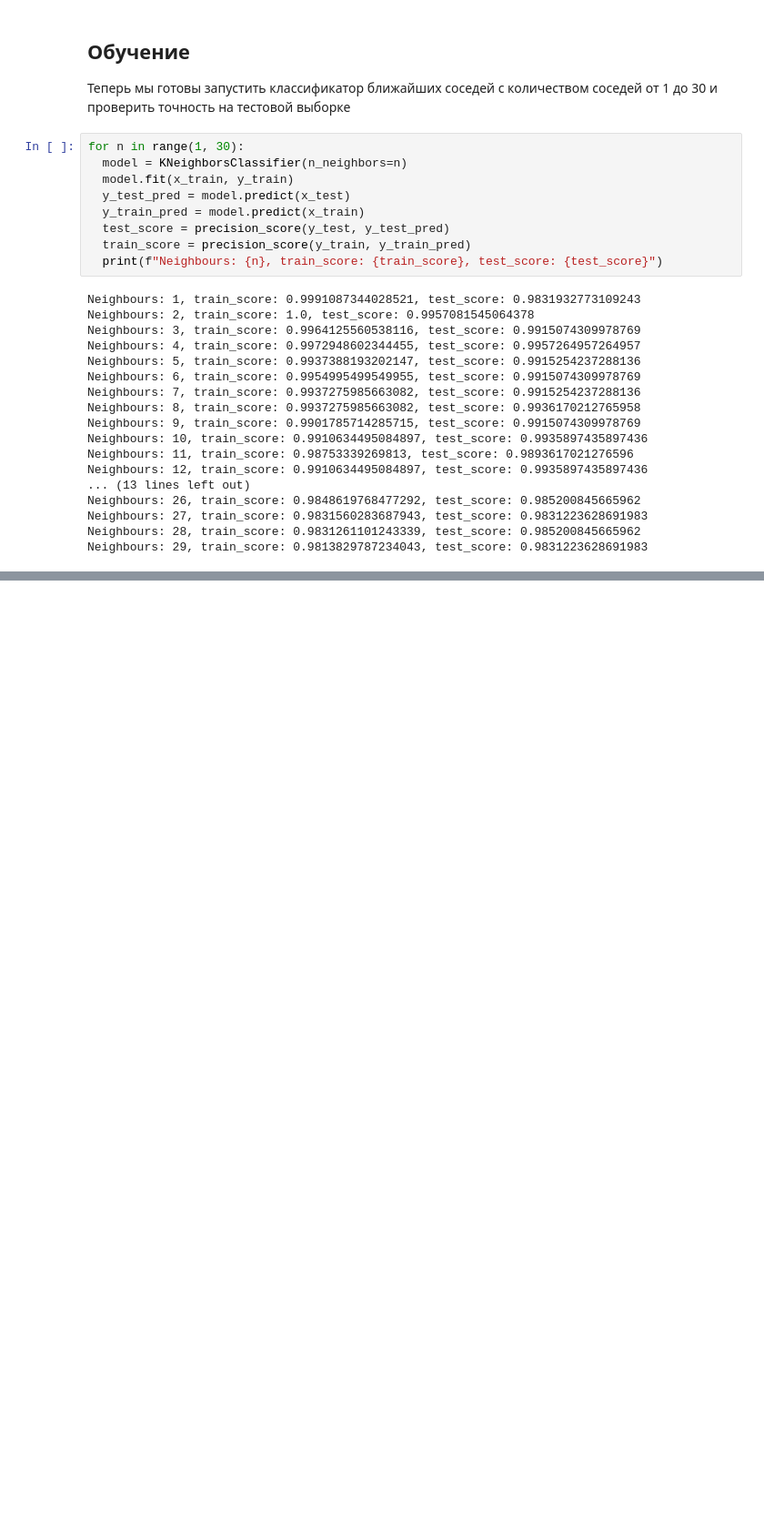
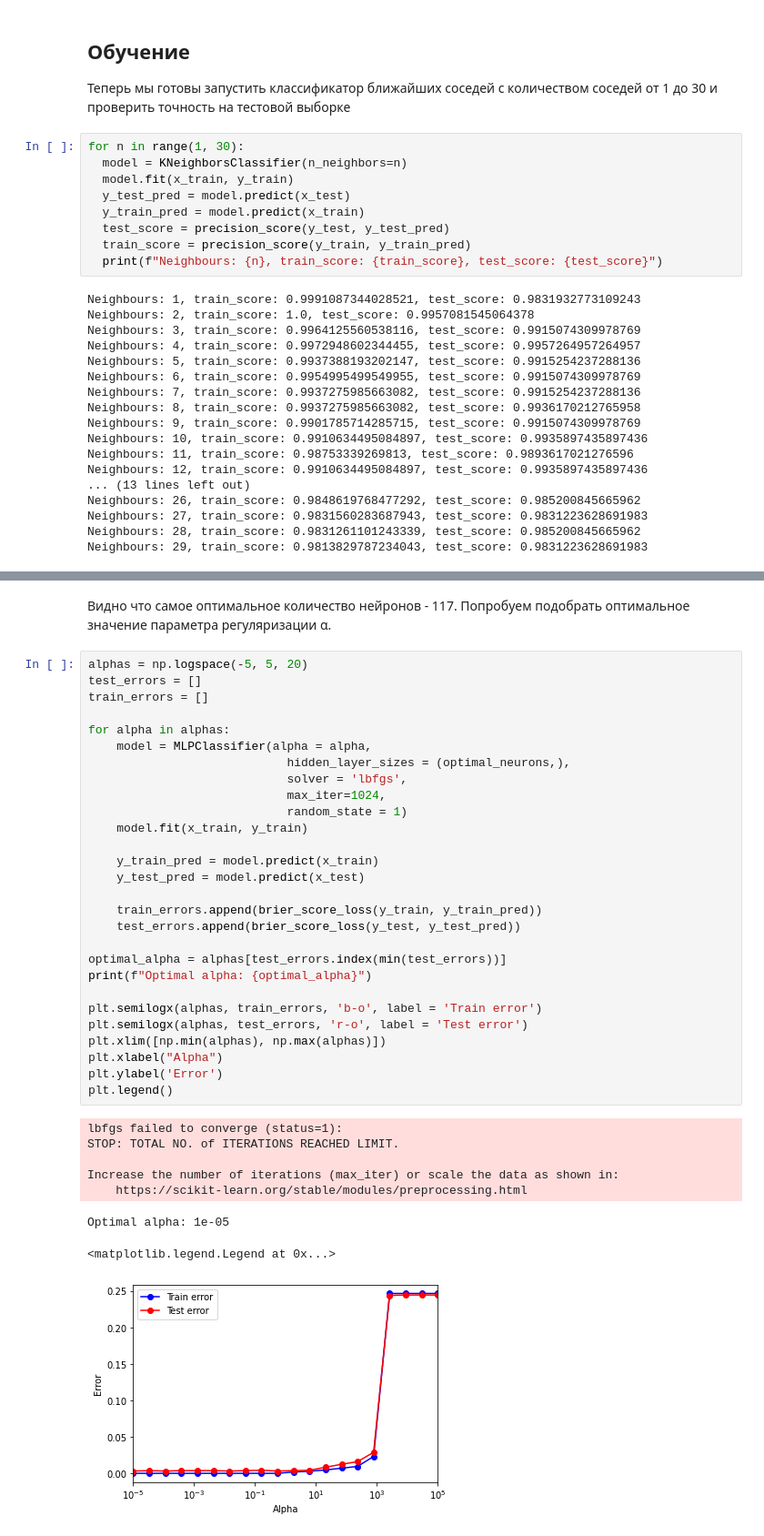
Before and after one commit to AlexeyLebedev1/MachineLearningCourse, a Jupyter notebook: part1.ipynb, the cells around one changed output, grey strips where cells are left out. Shown at 91% size. Cells and saved outputs as stored; diff of their text form; blank space fills up the shorter version.

```diff
--- a/part1.ipynb
+++ b/part1.ipynb
@@ -261,0 +323,40 @@ Neighbours: 29, train_score: 0.9813829787234043, test_score: 0.9831223628691983
+# %% [markdown]
+Видно что самое оптимальное количество нейронов - 117.
+Попробуем подобрать оптимальное значение параметра регуляризации α.
+# %%
+alphas = np.logspace(-5, 5, 20)
+test_errors = []
+train_errors = []
+
+for alpha in alphas:
+    model = MLPClassifier(alpha = alpha,
+                            hidden_layer_sizes = (optimal_neurons,),
+                            solver = 'lbfgs',
+                            max_iter=1024,
+                            random_state = 1)
+    model.fit(x_train, y_train)
+
+    y_train_pred = model.predict(x_train)
+    y_test_pred = model.predict(x_test)
+
+    train_errors.append(brier_score_loss(y_train, y_train_pred))
+    test_errors.append(brier_score_loss(y_test, y_test_pred))
+
+optimal_alpha = alphas[test_errors.index(min(test_errors))]
+print(f"Optimal alpha: {optimal_alpha}")
+
+plt.semilogx(alphas, train_errors, 'b-o', label = 'Train error')
+plt.semilogx(alphas, test_errors, 'r-o', label = 'Test error')
+plt.xlim([np.min(alphas), np.max(alphas)])
+plt.xlabel("Alpha")
+plt.ylabel('Error')
+plt.legend()
+# %% [output]
+lbfgs failed to converge (status=1):
+STOP: TOTAL NO. of ITERATIONS REACHED LIMIT.
+
+Increase the number of iterations (max_iter) or scale the data as shown in:
+    https://scikit-learn.org/stable/modules/preprocessing.html
+Optimal alpha: 1e-05
+<matplotlib.legend.Legend at 0x...>
+[figure, added]
```
Also changed, not shown: parts of 11 cells of this notebook.
